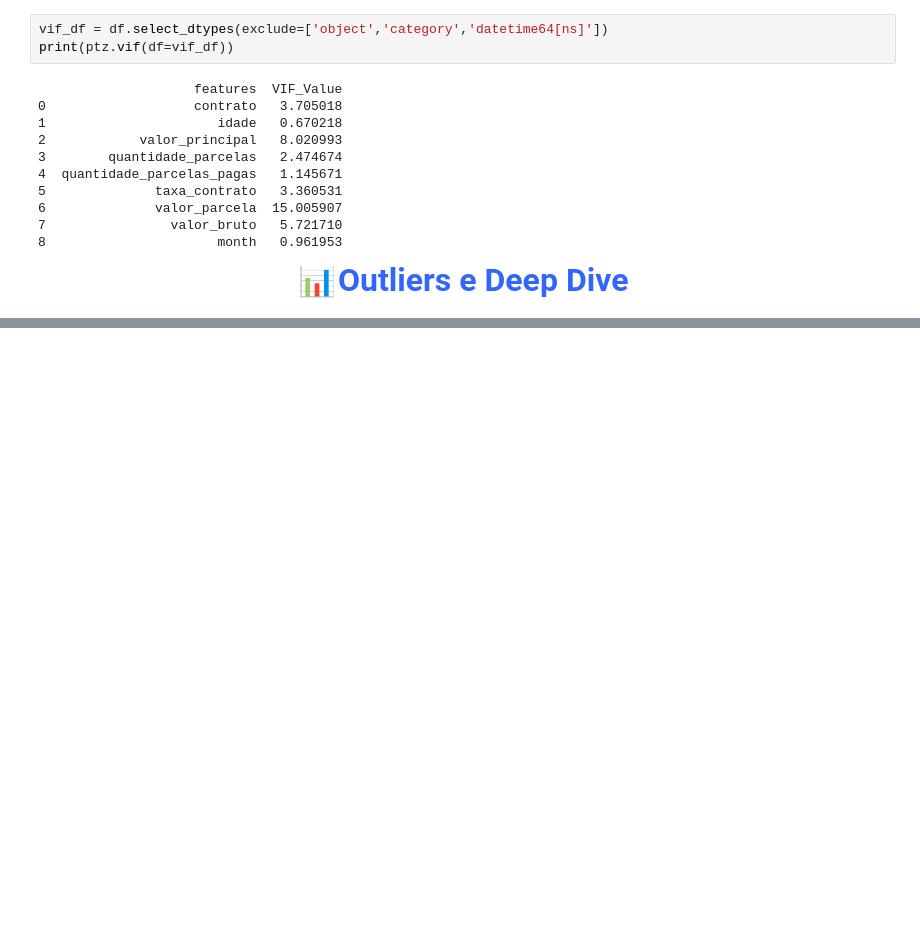
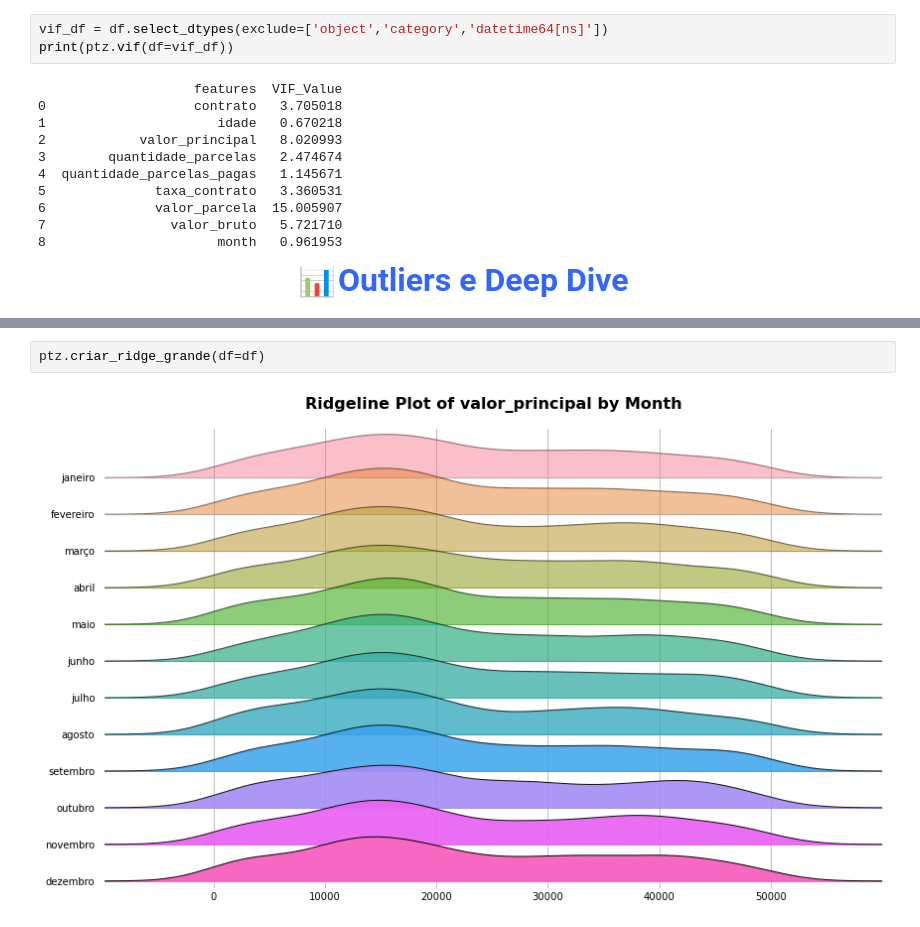
Before and after one commit to viniciusnicoleli/Loans_analysis, a Jupyter notebook: src/analise_exp.ipynb, the cells around one changed output, grey strips where cells are left out. Saved outputs shown, nothing was run; the diff lists cells and outputs as text; blank space fills up the shorter version.

```diff
--- a/src/analise_exp.ipynb
+++ b/src/analise_exp.ipynb
@@ -212 +200,5 @@ month
 </div>
+# %%
+ptz.criar_ridge_grande(df=df)
+# %% [output]
+[figure, added]
```
Also changed, not shown: parts of 17 cells of this notebook, 2 other files.
